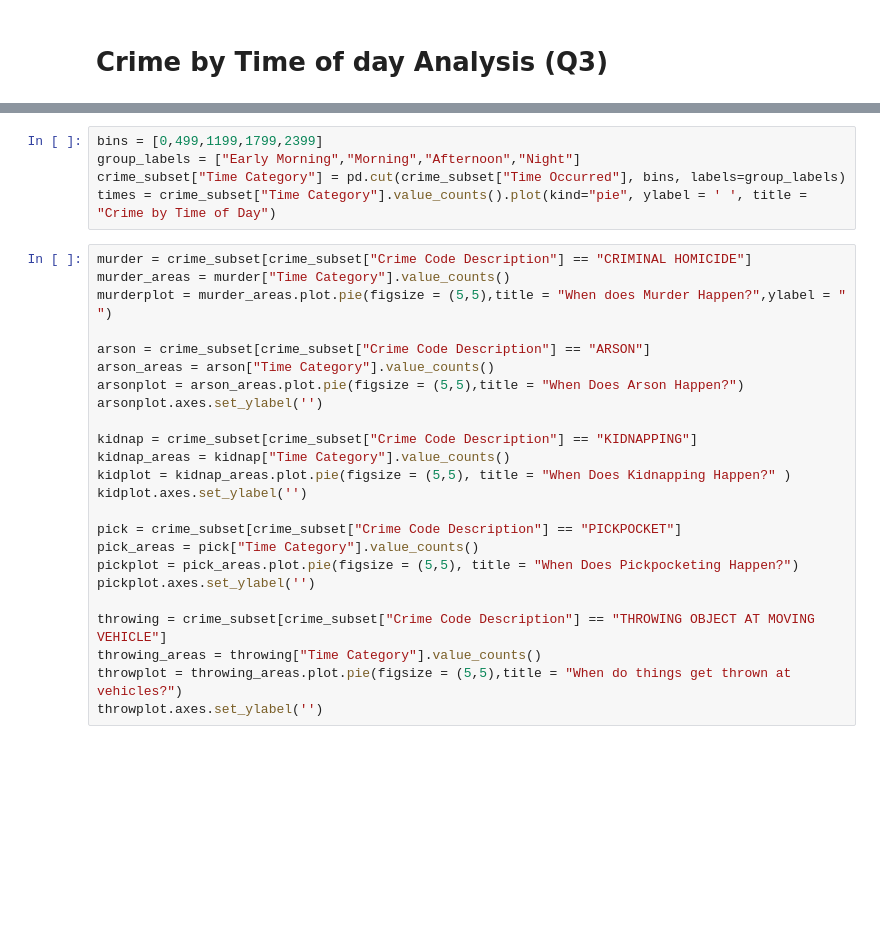
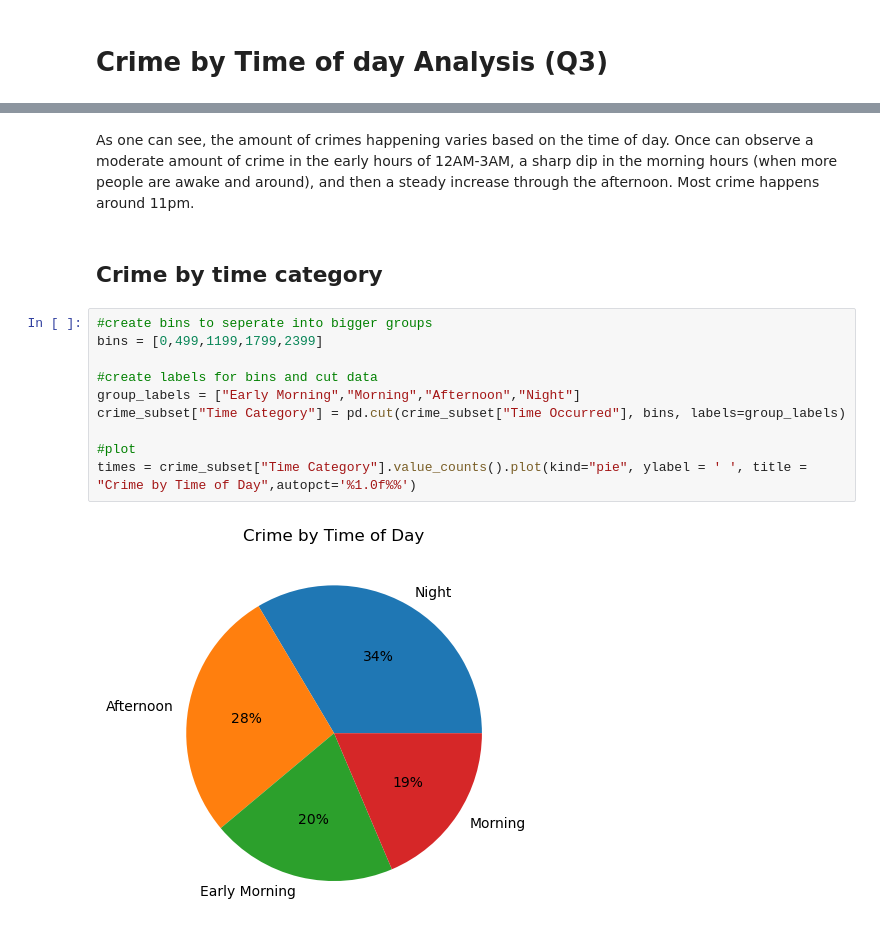
Before and after one commit to csakauye/project-1, a Jupyter notebook: Crime_Time_Analysis.ipynb, the cells around one changed output, grey strips where cells are left out. Cells and saved outputs as stored; diff of their text form; blank space fills up the shorter version.

```diff
--- a/Crime_Time_Analysis.ipynb
+++ b/Crime_Time_Analysis.ipynb
@@ -34,29 +53,16 @@ plt.show()
+# %% [markdown]
+As one can see, the amount of crimes happening varies based on the time of day. Once can observe a moderate amount of crime in the early hours of 12AM-3AM, a sharp dip in the morning hours (when more people are awake and around), and then a steady increase through the afternoon. Most crime happens around 11pm.
+# %% [markdown]
+## Crime by time category
 # %%
+#create bins to seperate into bigger groups
 bins = [0,499,1199,1799,2399]
+
+#create labels for bins and cut data
 group_labels = ["Early Morning","Morning","Afternoon","Night"]
 crime_subset["Time Category"] = pd.cut(crime_subset["Time Occurred"], bins, labels=group_labels)
-times = crime_subset["Time Category"].value_counts().plot(kind="pie", ylabel = ' ', title = "Crime by Time of Day")
+
+#plot
+times = crime_subset["Time Category"].value_counts().plot(kind="pie", ylabel = ' ', title = "Crime by Time of Day",autopct='%1.0f%%')
+# %% [output]
+[figure, added]
-# %%
-murder = crime_subset[crime_subset["Crime Code Description"] == "CRIMINAL HOMICIDE"]
-murder_areas = murder["Time Category"].value_counts()
-murderplot = murder_areas.plot.pie(figsize = (5,5),title = "When does Murder Happen?",ylabel = " ")
-
-arson = crime_subset[crime_subset["Crime Code Description"] == "ARSON"]
-arson_areas = arson["Time Category"].value_counts()
-arsonplot = arson_areas.plot.pie(figsize = (5,5),title = "When Does Arson Happen?")
-arsonplot.axes.set_ylabel('')
-
-kidnap = crime_subset[crime_subset["Crime Code Description"] == "KIDNAPPING"]
-kidnap_areas = kidnap["Time Category"].value_counts()
-kidplot = kidnap_areas.plot.pie(figsize = (5,5), title = "When Does Kidnapping Happen?" )
-kidplot.axes.set_ylabel('')
-
-pick = crime_subset[crime_subset["Crime Code Description"] == "PICKPOCKET"]
-pick_areas = pick["Time Category"].value_counts()
-pickplot = pick_areas.plot.pie(figsize = (5,5), title = "When Does Pickpocketing Happen?")
-pickplot.axes.set_ylabel('')
-
-throwing = crime_subset[crime_subset["Crime Code Description"] == "THROWING OBJECT AT MOVING VEHICLE"]
-throwing_areas = throwing["Time Category"].value_counts()
-throwplot = throwing_areas.plot.pie(figsize = (5,5),title = "When do things get thrown at vehicles?")
-throwplot.axes.set_ylabel('')
```
Also changed, not shown: parts of 13 cells of this notebook, 2 other files.
